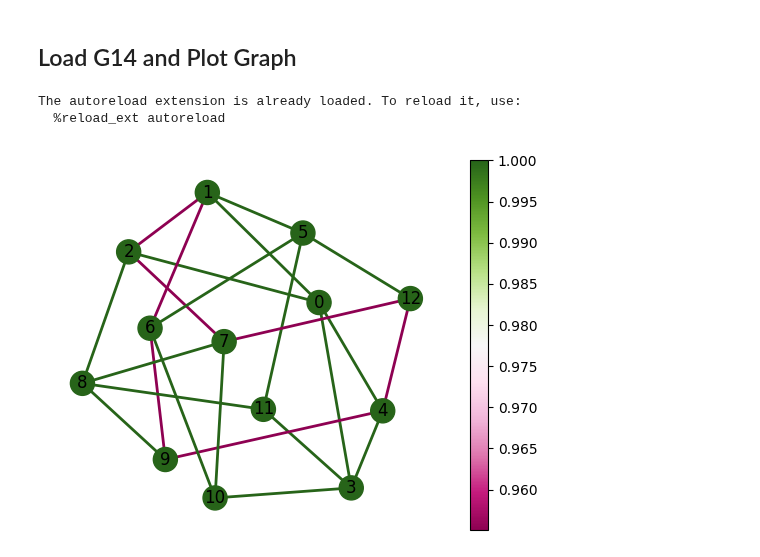
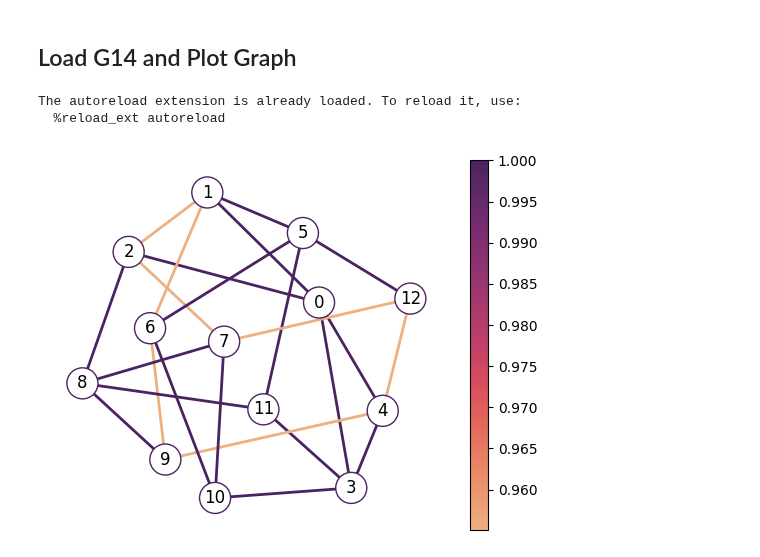
Before and after one commit to jfurches/nonlocalgames, a Jupyter notebook: g14.ipynb, the cells around one changed output. Saved outputs shown, nothing was run; the diff lists cells and outputs as text; code cells hidden in the pictures.

```diff
--- a/g14.ipynb
+++ b/g14.ipynb
@@ -589,73 +589,39 @@ Bob: [-2.48639589 -1.1613248 ]
 %load_ext autoreload
 %autoreload 2
 
-import json
-import numpy as np
-import openfermion as of
-
 import pandas as pd
 import networkx as nx
-import matplotlib as mpl
 import matplotlib.pyplot as plt
-from matplotlib.cm import get_cmap
-from matplotlib.collections import PathCollection, PatchCollection, LineCollection
+import seaborn as sns
 
 from nonlocalgames.hamiltonians import G14
+from nonlocalgames import util
 
 df = pd.read_csv('data/g14_balanced/g14_win_rate.csv')
 g14 = G14._get_graph()
 
 graph = nx.Graph()
 for node in range(len(g14.nodes)):
     if node == 13:
         continue
 
     weight = df.loc[(df.va == node) & (df.vb == node), 'win_rate'].item()
     graph.add_node(node, weight=weight)
 
 for v1, v2 in g14.edge_links:
     if v1 == 13 or v2 == 13 or graph.has_edge(v2, v1):
         continue
 
     weight = min(
                 df.loc[(df.va == v1) & (df.vb == v2), 'win_rate'].item(),
                 df.loc[(df.va == v2) & (df.vb == v1), 'win_rate'].item(),
             )
 
     graph.add_edge(v1, v2, weight=weight)
 
-
-cmap = get_cmap('PiYG')
-node_colors = list(map(lambda it: it[-1], graph.nodes.data('weight')))
-edge_colors = list(map(lambda it: it[-1], graph.edges.data('weight')))
-
-vmin, vmax = min([*node_colors, *edge_colors]), max([*node_colors, *edge_colors])
-
-pos = nx.kamada_kawai_layout(graph)
-nodes: PathCollection = nx.draw_networkx_nodes(
-    graph,
-    pos,
-    node_color=node_colors,
-    cmap=cmap,
-    vmin=vmin,
-    vmax=vmax)
-edges: LineCollection = nx.draw_networkx_edges(
-    graph,
-    pos,
-    edge_color=edge_colors,
-    edge_cmap=cmap,
-    edge_vmin=vmin,
-    edge_vmax=vmax,
-    width=2,
-)
-nx.draw_networkx_labels(graph, pos, {i: str(i) for i in range(13)}, font_color="black")
-edges.set_array(edge_colors)
-
-ax = plt.gca()
-ax.set_axis_off()
-plt.colorbar(edges, ax=ax)
+util.draw_graph(graph, sns.color_palette('flare', as_cmap=True))
 plt.show()
 # %% [output]
 The autoreload extension is already loaded. To reload it, use:
   %reload_ext autoreload
-[figure, old version]
+[figure, new version]
```
Also changed, not shown: parts of 8 cells of this notebook, 6 other files.
